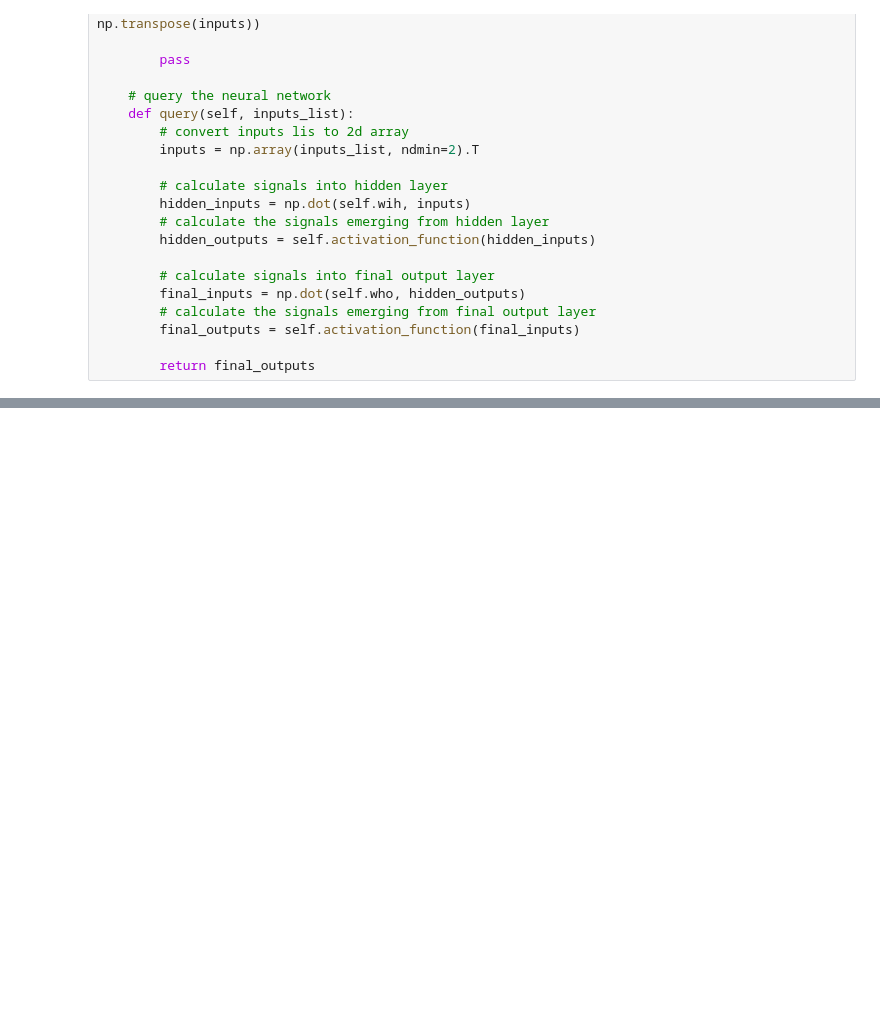
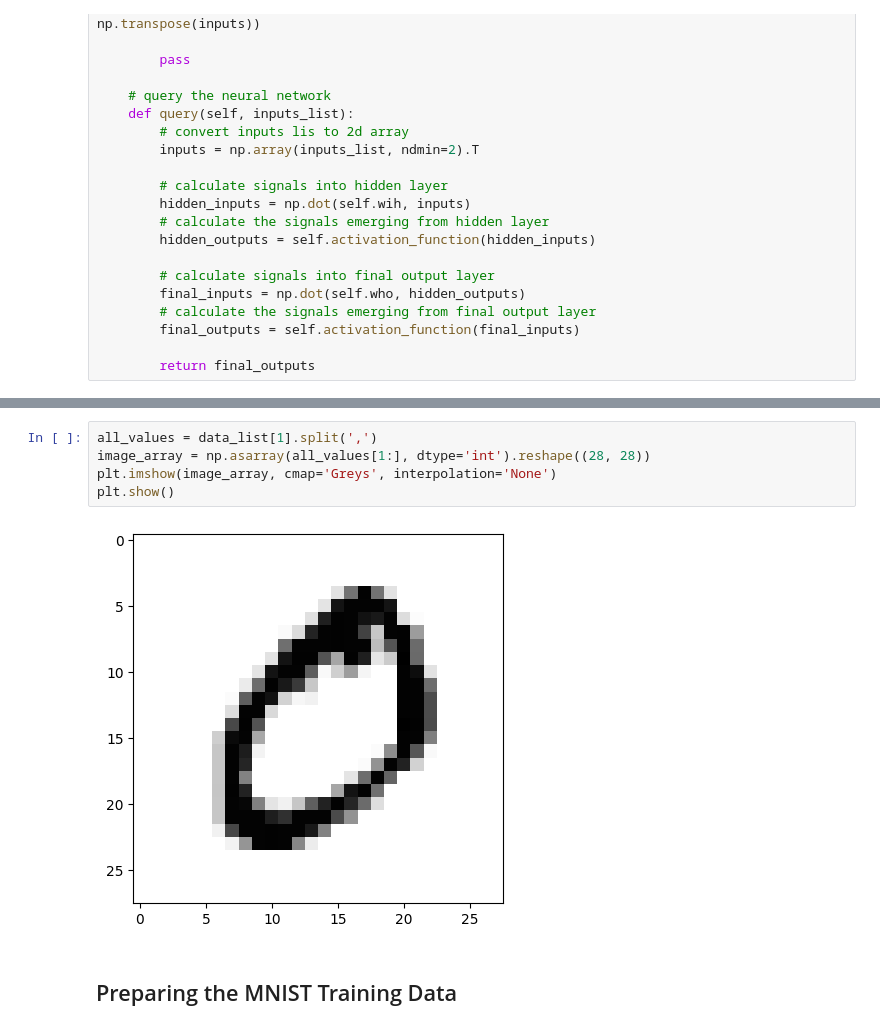
Before and after one commit to cstone157/jupyter_tensorflow2, a Jupyter notebook: jupyter/books/Make_Your_Own_Neural_Network/02_diy.ipynb, the cells around one changed output, grey strips where cells are left out. Saved outputs shown, nothing was run; the diff lists cells and outputs as text; blank space fills up the shorter version.

```diff
--- a/jupyter/books/Make_Your_Own_Neural_Network/02_diy.ipynb
+++ b/jupyter/books/Make_Your_Own_Neural_Network/02_diy.ipynb
@@ -389,0 +431,9 @@ class neuralNetwork:
+# %%
+all_values = data_list[1].split(',')
+image_array = np.asarray(all_values[1:], dtype='int').reshape((28, 28))
+plt.imshow(image_array, cmap='Greys', interpolation='None')
+plt.show()
+# %% [output]
+[figure, added]
+# %% [markdown]
+## Preparing the MNIST Training Data
```
Also changed, not shown: parts of 7 cells of this notebook, 1 other file.
